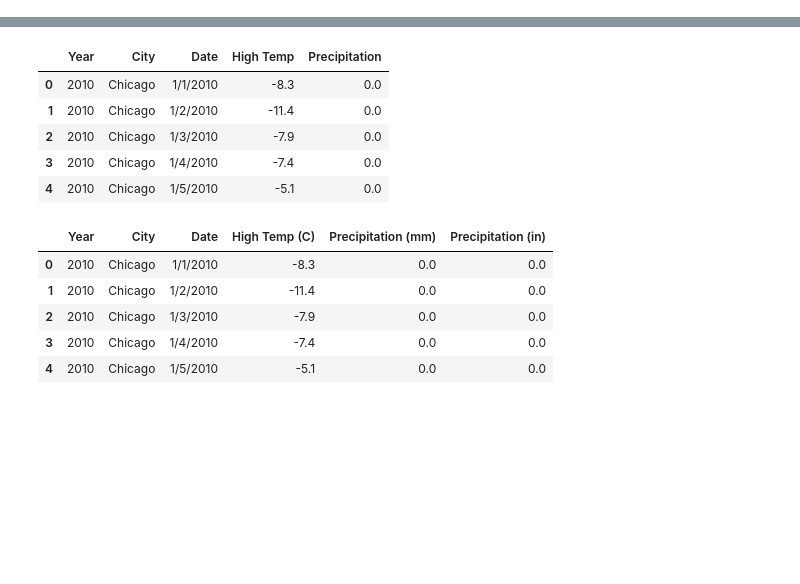
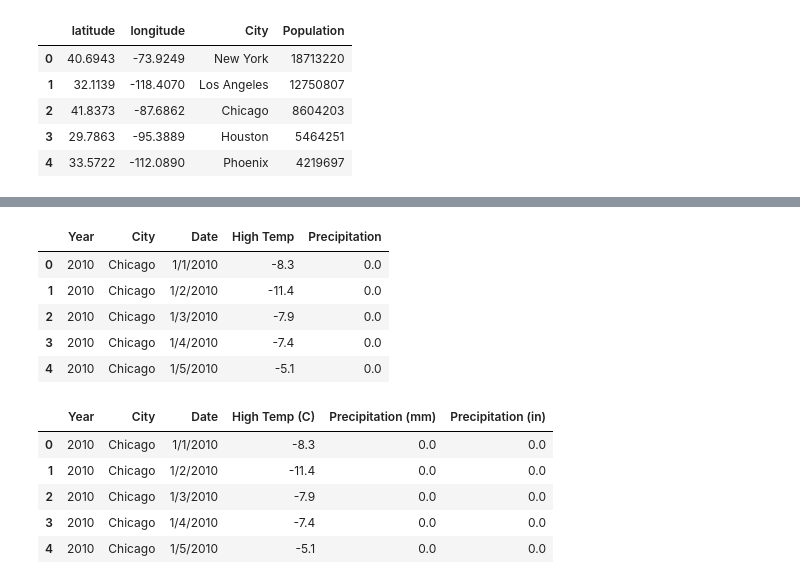
Before and after one commit to jsnow07grad/project-1, a Jupyter notebook: climate_study.ipynb, the cells around one changed output, grey strips where cells are left out. Saved outputs shown, nothing was run; the diff lists cells and outputs as text; code cells hidden in the pictures; blank space fills up the shorter version.

```diff
--- a/climate_study.ipynb
+++ b/climate_study.ipynb
@@ -0,0 +103,22 @@
+# %%
+#create a dictionaries contain Coordinates
+coordinates = {
+    "latitude": [40.6943, 32.1139, 41.8373, 29.7863, 33.5722],
+    "longitude": [-73.9249, -118.4070, -87.6862, -95.3889, -112.0890],
+    "City": ["New York", "Los Angeles", "Chicago", "Houston", "Phoenix"],
+    "Population": [18713220, 12750807, 8604203, 5464251, 4219697]
+
+}
+# %%
+#create a panda dataframe containing Coordinates
+Coordinates_df = pd.DataFrame(coordinates)
+
+# display sample data
+Coordinates_df
+# %% [output]
+|  | latitude | longitude | City | Population |
+| 0 | 40.6943 | -73.9249 | New York | 18713220 |
+| 1 | 32.1139 | -118.4070 | Los Angeles | 12750807 |
+| 2 | 41.8373 | -87.6862 | Chicago | 8604203 |
+| 3 | 29.7863 | -95.3889 | Houston | 5464251 |
+| 4 | 33.5722 | -112.0890 | Phoenix | 4219697 |
```
Also changed, not shown: parts of 9 cells of this notebook, 1 other file.
